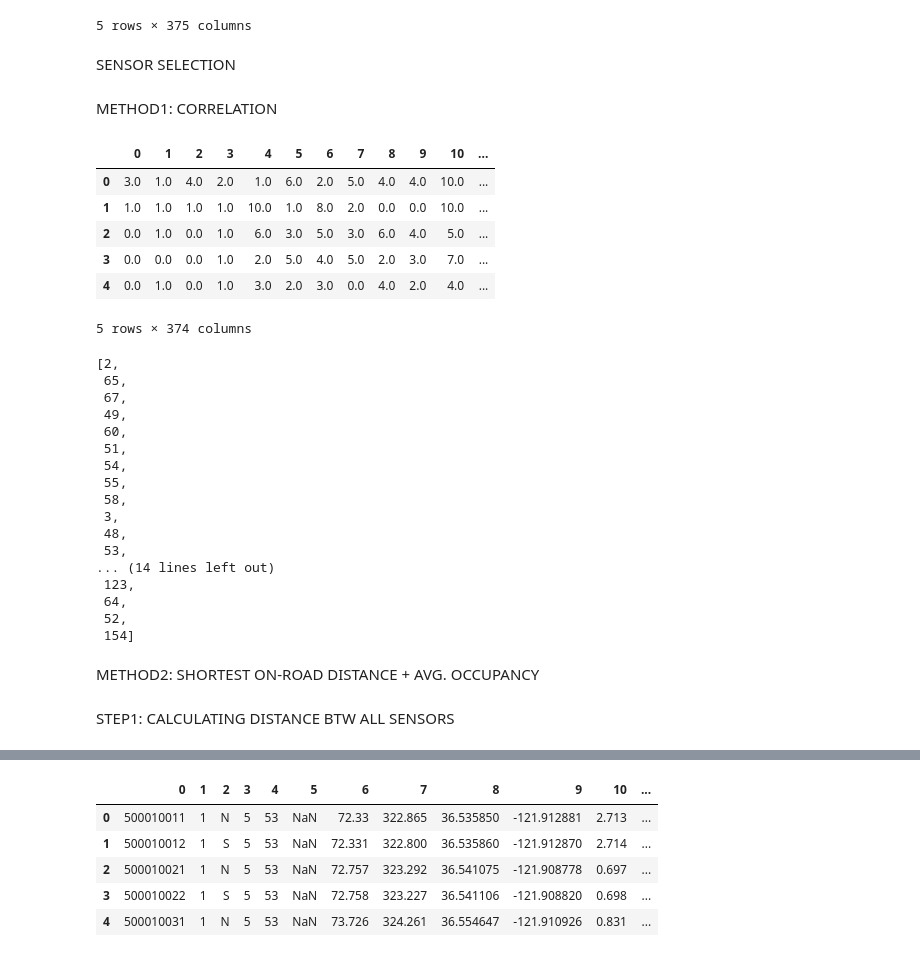
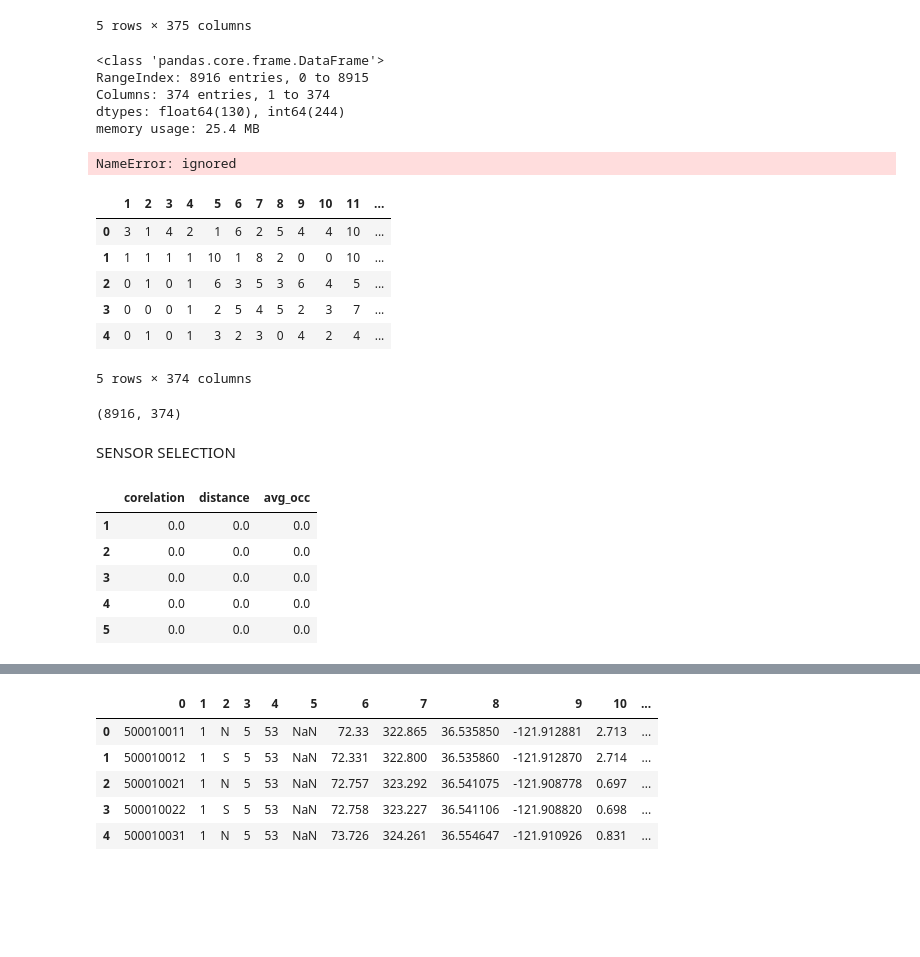
Before and after one commit to pankaj140699/Traffic_Flow_Prediction, a Jupyter notebook: Capstone.ipynb, the cells around one changed output, grey strips where cells are left out. Saved outputs shown, nothing was run; the diff lists cells and outputs as text; code cells hidden in the pictures; blank space fills up the shorter version.

```diff
--- a/Capstone.ipynb
+++ b/Capstone.ipynb
@@ -131,7 +134,31 @@ data.head()
 | 3 | 2021-03-01 | 0 | 0 | 0 | 1 | 2 | 5 | 4 | 5 | 2 | 3 | ... |
 | 4 | 2021-03-01 | 0 | 1 | 0 | 1 | 3 | 2 | 3 | 0 | 4 | 2 | ... |
 5 rows × 375 columns
+# %%
+data.info()
+# %% [output]
+<class 'pandas.core.frame.DataFrame'>
+RangeIndex: 8916 entries, 0 to 8915
+Columns: 374 entries, 1 to 374
+dtypes: float64(130), int64(244)
+memory usage: 25.4 MB
+# %%
+data=data.drop(columns=[0])
+# %% [output]
+NameError: ignored
+# %%
+data.head()
+# %% [output]
+|  | 1 | 2 | 3 | 4 | 5 | 6 | 7 | 8 | 9 | 10 | 11 | ... |
+| 0 | 3 | 1 | 4 | 2 | 1 | 6 | 2 | 5 | 4 | 4 | 10 | ... |
+| 1 | 1 | 1 | 1 | 1 | 10 | 1 | 8 | 2 | 0 | 0 | 10 | ... |
+| 2 | 0 | 1 | 0 | 1 | 6 | 3 | 5 | 3 | 6 | 4 | 5 | ... |
+| 3 | 0 | 0 | 0 | 1 | 2 | 5 | 4 | 5 | 2 | 3 | 7 | ... |
+| 4 | 0 | 1 | 0 | 1 | 3 | 2 | 3 | 0 | 4 | 2 | 4 | ... |
+5 rows × 374 columns
+# %%
+data.shape
+# %% [output]
+(8916, 374)
 # %% [markdown]
 SENSOR SELECTION
-# %% [markdown]
-METHOD1: CORRELATION
@@ -140,10 +165,15 @@ x=pd.read_csv('/content/Total Flow.csv',header=None)
+# %%
+arr=np.zeros((1866,3))
+# %%
+topsis_table=pd.DataFrame(arr,columns=['corelation','distance','avg_occ'])
+# %%
+topsis_table=topsis_table.drop(0)
 # %%
-x.head()
+topsis_table.head()
 # %% [output]
-|  | 0 | 1 | 2 | 3 | 4 | 5 | 6 | 7 | 8 | 9 | 10 | ... |
-| 0 | 3.0 | 1.0 | 4.0 | 2.0 | 1.0 | 6.0 | 2.0 | 5.0 | 4.0 | 4.0 | 10.0 | ... |
-| 1 | 1.0 | 1.0 | 1.0 | 1.0 | 10.0 | 1.0 | 8.0 | 2.0 | 0.0 | 0.0 | 10.0 | ... |
-| 2 | 0.0 | 1.0 | 0.0 | 1.0 | 6.0 | 3.0 | 5.0 | 3.0 | 6.0 | 4.0 | 5.0 | ... |
-| 3 | 0.0 | 0.0 | 0.0 | 1.0 | 2.0 | 5.0 | 4.0 | 5.0 | 2.0 | 3.0 | 7.0 | ... |
-| 4 | 0.0 | 1.0 | 0.0 | 1.0 | 3.0 | 2.0 | 3.0 | 0.0 | 4.0 | 2.0 | 4.0 | ... |
+|  | corelation | distance | avg_occ |
+| 1 | 0.0 | 0.0 | 0.0 |
+| 2 | 0.0 | 0.0 | 0.0 |
+| 3 | 0.0 | 0.0 | 0.0 |
+| 4 | 0.0 | 0.0 | 0.0 |
+| 5 | 0.0 | 0.0 | 0.0 |
-5 rows × 374 columns
@@ -154,24 +179,0 @@ index_max_cor=list(index_max_cor)  # index 0 represent 1st sensor
-# %%
-index_max_cor
-# %% [output]
-[2,
- 65,
- 67,
- 49,
- 60,
- 51,
- 54,
- 55,
- 58,
- 3,
- 48,
- 53,
-... (14 lines left out)
- 123,
- 64,
- 52,
- 154]
-# %% [markdown]
-METHOD2: SHORTEST ON-ROAD DISTANCE + AVG. OCCUPANCY
-# %% [markdown]
-STEP1: CALCULATING DISTANCE BTW ALL SENSORS
```
Also changed, not shown: parts of 81 cells of this notebook.
